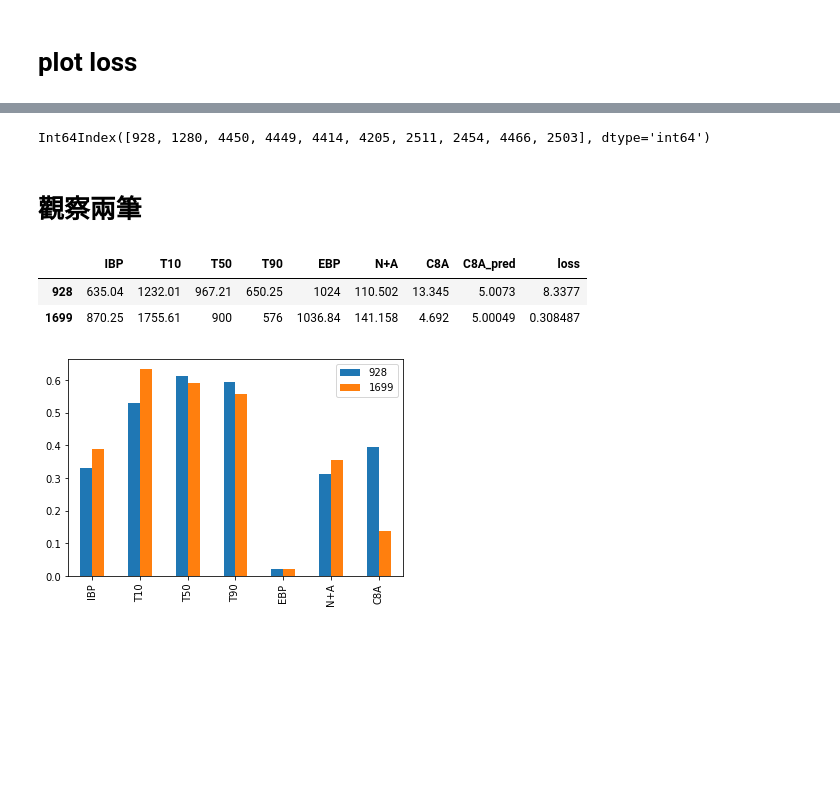
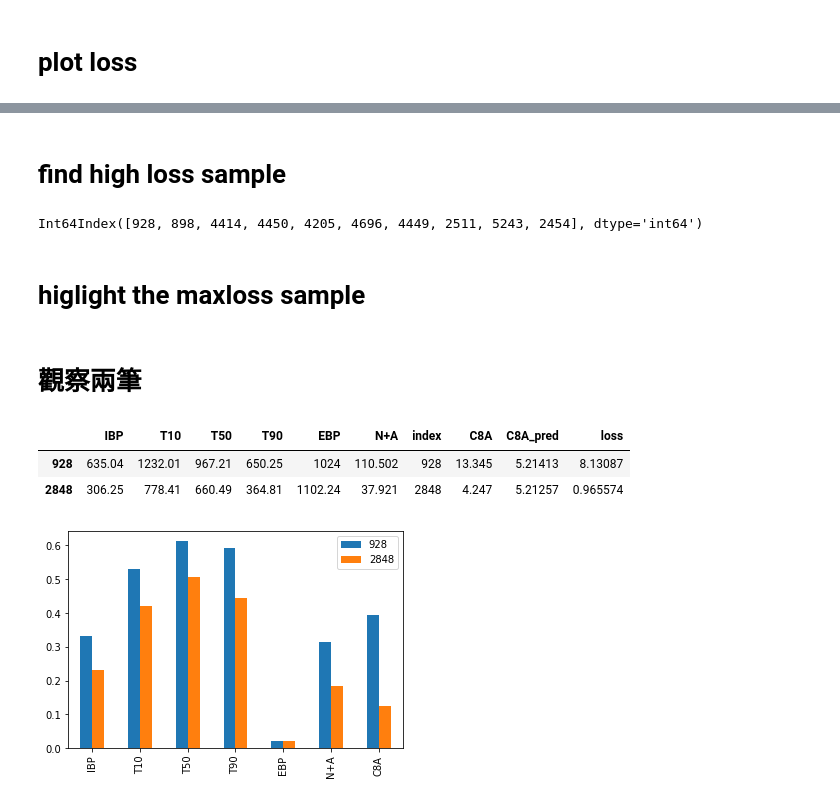
Before and after one commit to skywalker0803r/works, a Jupyter notebook: 加入IBP_EBP分析.ipynb, the cells around one changed output, grey strips where cells are left out. Cells and saved outputs as stored; diff of their text form; code cells hidden in the pictures; blank space fills up the shorter version.

```diff
--- a/加入IBP_EBP分析.ipynb
+++ b/加入IBP_EBP分析.ipynb
@@ -163,0 +150,12 @@ X.describe()
+# %%
+X = full[features]
+
+X['T10-IBP'] = X['T10']-X['IBP']
+X['T50-T10'] = X['T50']-X['T10']
+X['T90-T50'] = X['T90']-X['T50']
+X['EBP-T90'] = X['EBP']-X['T90']
+
+X = X-X.min()
+X = X**2
+
+X.describe()
@@ -186,7 +194,7 @@ print(y_train.shape,y_test.shape)
 # %% [markdown]
 # modeling
 # %%
-base = CatBoostRegressor(learning_rate = 0.1,n_estimators=100,verbose=1,objective='RMSE')
+base = CatBoostRegressor(learning_rate = 0.1,n_estimators=200,verbose=1,objective='RMSE')
 model = MultiOutputRegressor(base)
 model.fit(X_train,y_train)
 # %% [output]
@@ -241,10 +293,9 @@ loss = np.sqrt(np.square(y_test-y_pred))
 # plot loss
 # %%
 y_name = 'C8A'
-plot_data = X_test
+plot_data = X_test[features]
+plot_data['index'] = plot_data.index
 plot_data[y_name] = y_test[y_name]
 plot_data[y_name+'_pred'] = y_pred[y_name]
 plot_data['loss'] = loss[y_name]
-plot_data['index'] = X_test.index
-fig = px.scatter(plot_data, x = y_name , y = "loss" ,color = "loss",size = "loss",hover_data=plot_data.columns)
-fig.show()
+hover_data = plot_data.columns.tolist()
@@ -253,8 +307,12 @@ fig.show()
+# %% [markdown]
+# find high loss sample
 # %%
 high_loss_index = plot_data['loss'].sort_values(ascending=False).index
-high_loss_index[:10]
+print(high_loss_index[:10])
 # %% [output]
-Int64Index([928, 1280, 4450, 4449, 4414, 4205, 2511, 2454, 4466, 2503], dtype='int64')
+Int64Index([928, 898, 4414, 4450, 4205, 4696, 4449, 2511, 5243, 2454], dtype='int64')
+# %% [markdown]
+# higlight the maxloss sample
 # %%
 higlight_index = high_loss_index[0]
 pred_like_index = list(abs(plot_data[y_name+'_pred'] - plot_data.loc[higlight_index,y_name+'_pred']).sort_values().index[1:2])
@@ -262,13 +320,19 @@ test_like_index = list(abs(plot_data[y_name] - plot_data.loc[higlight_index,y_na
 # %% [markdown]
 # 觀察兩筆
 # %%
+# prepare data
 compare_data = plot_data.loc[[higlight_index]+pred_like_index]
+
+# scaler
 scaler = MinMaxScaler()
 full[features+[y_name]] = scaler.fit_transform(full[features+[y_name]])
+# plot
 full.loc[compare_data.index,features+[y_name]].T.plot(kind='bar')
-compare_data.iloc[:,:-1].style.background_gradient(axis=1)
+
+#show table
+compare_data.style.background_gradient(axis=1)
 # %% [output]
-|  | IBP | T10 | T50 | T90 | EBP | N+A | C8A | C8A_pred | loss |
-| 928 | 635.04 | 1232.01 | 967.21 | 650.25 | 1024 | 110.502 | 13.345 | 5.0073 | 8.3377 |
-| 1699 | 870.25 | 1755.61 | 900 | 576 | 1036.84 | 141.158 | 4.692 | 5.00049 | 0.308487 |
+|  | IBP | T10 | T50 | T90 | EBP | N+A | index | C8A | C8A_pred | loss |
+| 928 | 635.04 | 1232.01 | 967.21 | 650.25 | 1024 | 110.502 | 928 | 13.345 | 5.21413 | 8.13087 |
+| 2848 | 306.25 | 778.41 | 660.49 | 364.81 | 1102.24 | 37.921 | 2848 | 4.247 | 5.21257 | 0.965574 |
-[figure, old version]
+[figure, new version]
```
Also changed, not shown: parts of 16 cells of this notebook.
